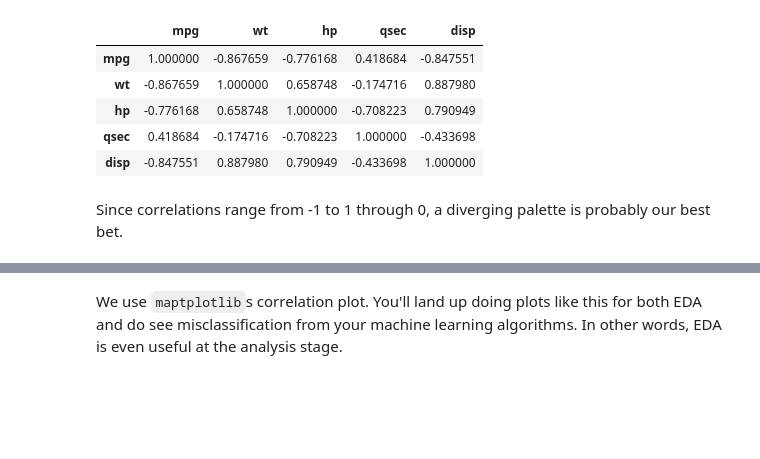
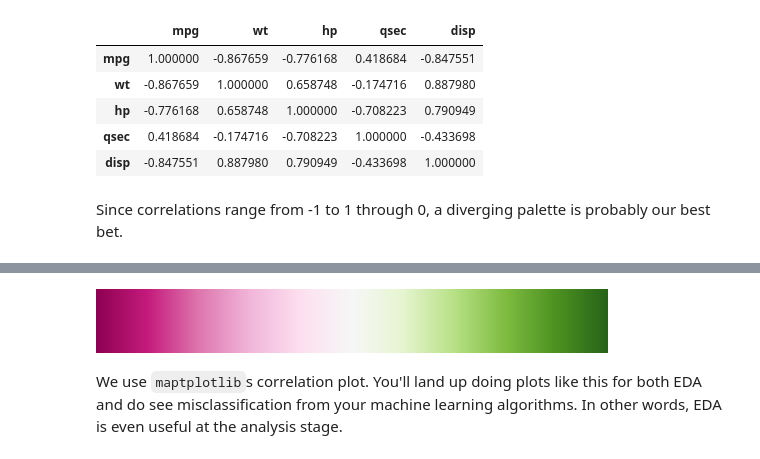
Before and after one commit to woojin-lee713/VizFun, a Jupyter notebook: some_things_about_visualization_full.ipynb, the cells around one changed output, grey strips where cells are left out. Saved outputs shown, nothing was run; the diff lists cells and outputs as text; code cells hidden in the pictures; blank space fills up the shorter version.

```diff
--- a/some_things_about_visualization_full.ipynb
+++ b/some_things_about_visualization_full.ipynb
@@ -178,3 +191,7 @@ interactive(children=(Dropdown(description='name', options=('RdBu', 'RdGy', 'PRG
+# %%
+dpal
+# %% [output]
+[figure, added]
 # %% [markdown]
 We use `maptplotlib`s correlation plot. You'll land up doing plots like this for both EDA and do see misclassification from your machine learning algorithms. In other words, EDA is even useful at the analysis stage.
 # %%
```
Also changed, not shown: parts of 17 cells of this notebook, 3 other files.
